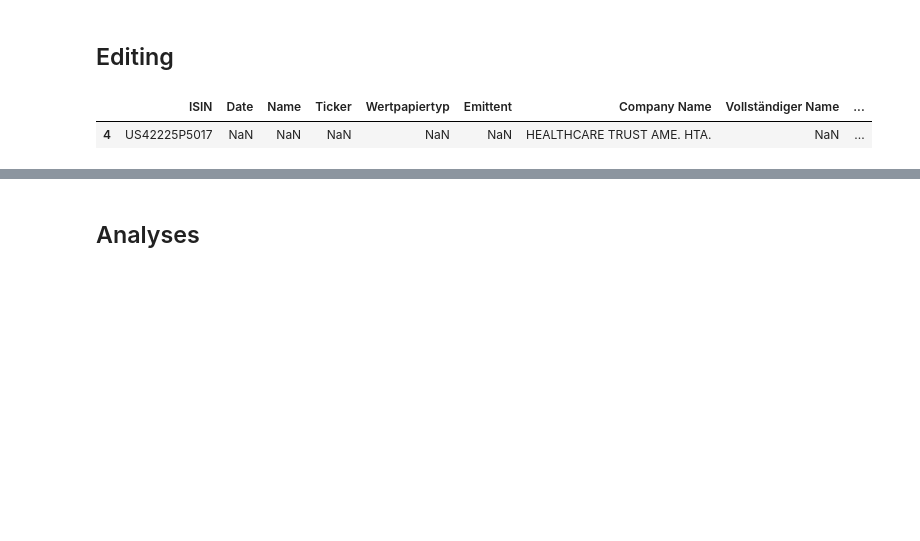
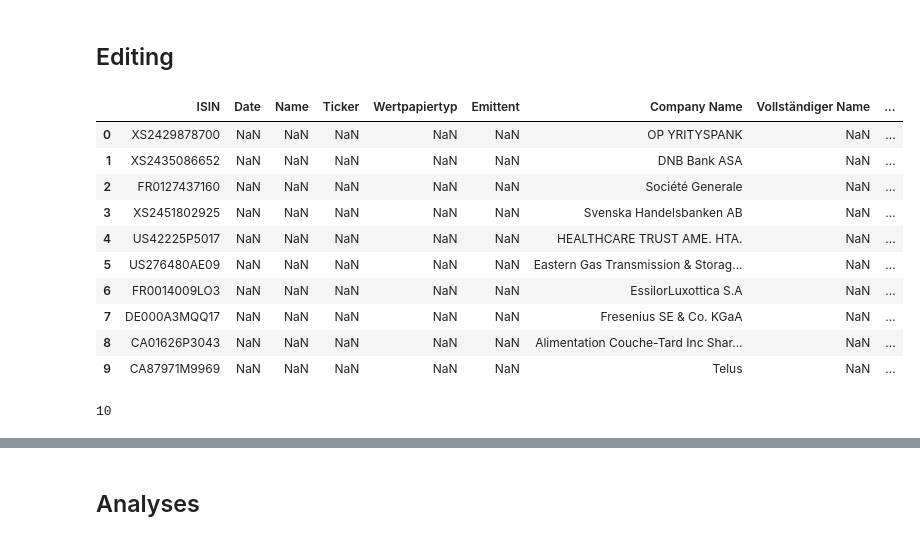
Before and after one commit to tamedia-ddj/2022-12-Compenswiss-Analysis, a Jupyter notebook: 2022-12-Compenswiss-Analysis.ipynb, the cells around one changed output, grey strips where cells are left out. Saved outputs shown, nothing was run; the diff lists cells and outputs as text; code cells hidden in the pictures; blank space fills up the shorter version.

```diff
--- a/2022-12-Compenswiss-Analysis.ipynb
+++ b/2022-12-Compenswiss-Analysis.ipynb
@@ -101,10 +135,23 @@ df1
 
 transfo = pd.DataFrame(pd.read_csv('transformations_manuelles.csv'))
 # %%
-transfo.sample()
+transfo
 # %% [output]
 |  | ISIN | Date | Name | Ticker | Wertpapiertyp | Emittent | Company Name | Vollständiger Name | ... |
+| 0 | XS2429878700 | NaN | NaN | NaN | NaN | NaN | OP YRITYSPANK | NaN | ... |
+| 1 | XS2435086652 | NaN | NaN | NaN | NaN | NaN | DNB Bank ASA | NaN | ... |
+| 2 | FR0127437160 | NaN | NaN | NaN | NaN | NaN | Société Generale | NaN | ... |
+| 3 | XS2451802925 | NaN | NaN | NaN | NaN | NaN | Svenska Handelsbanken AB | NaN | ... |
 | 4 | US42225P5017 | NaN | NaN | NaN | NaN | NaN | HEALTHCARE TRUST AME. HTA. | NaN | ... |
+| 5 | US276480AE09 | NaN | NaN | NaN | NaN | NaN | Eastern Gas Transmission & Storag... | NaN | ... |
+| 6 | FR0014009LO3 | NaN | NaN | NaN | NaN | NaN | EssilorLuxottica S.A | NaN | ... |
+| 7 | DE000A3MQQ17 | NaN | NaN | NaN | NaN | NaN | Fresenius SE & Co. KGaA | NaN | ... |
+| 8 | CA01626P3043 | NaN | NaN | NaN | NaN | NaN | Alimentation Couche-Tard Inc Shar... | NaN | ... |
+| 9 | CA87971M9969 | NaN | NaN | NaN | NaN | NaN | Telus | NaN | ... |
+# %%
+len(transfo)
+# %% [output]
+10
 # %%
 # Fill df NaNs with transfo values (Company Name and Gruppe), 10 rows modified
 # Combler les cellules manquants des colonnes Company Name et Gruppe (NaN) du fichier Compenswiss avec les ajouts manuels
```
Also changed, not shown: parts of 52 cells of this notebook.
